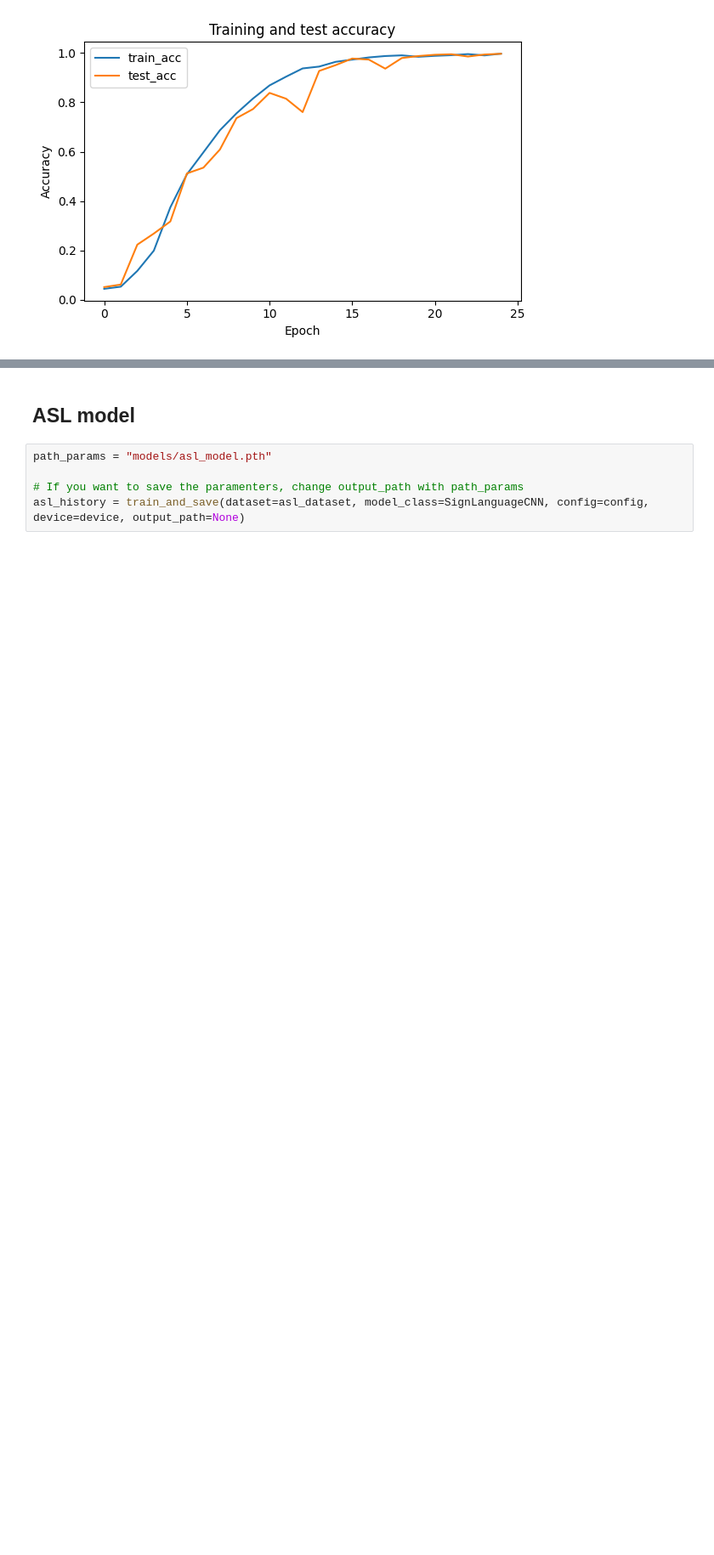
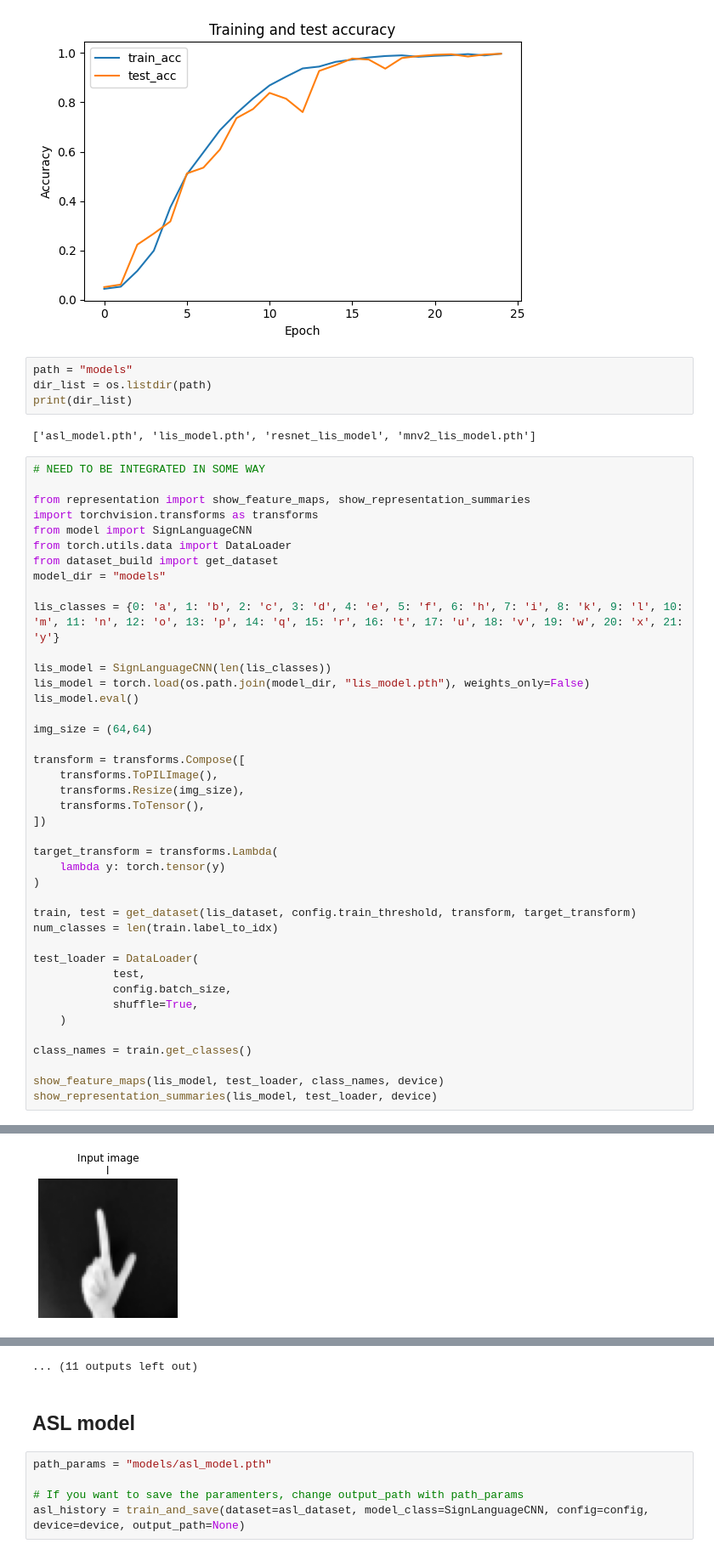
Before and after one commit to panguccio/Sign-Language-CNN, a Jupyter notebook: code/main.ipynb, the cells around one changed output, grey strips where cells are left out. Shown at 85% size. Drawn from its saved outputs; the diff is of its cells as text; blank space fills up the shorter version.

Commit message:
Added Analysis of Representations, TODO: integrate better the code

```diff
--- a/code/main.ipynb
+++ b/code/main.ipynb
@@ -96,3 +80,51 @@ plot_acc(lis_history)
 # %% [output]
 [figure]
 [figure]
+# %%
+path = "models"
+dir_list = os.listdir(path)
+print(dir_list)
+# %% [output]
+['asl_model.pth', 'lis_model.pth', 'resnet_lis_model', 'mnv2_lis_model.pth']
+# %%
+# NEED TO BE INTEGRATED IN SOME WAY
+
+from representation import show_feature_maps, show_representation_summaries
+import torchvision.transforms as transforms
+from model import SignLanguageCNN
+from torch.utils.data import DataLoader
+from dataset_build import get_dataset
+model_dir = "models"
+
+lis_classes = {0: 'a', 1: 'b', 2: 'c', 3: 'd', 4: 'e', 5: 'f', 6: 'h', 7: 'i', 8: 'k', 9: 'l', 10: 'm', 11: 'n', 12: 'o', 13: 'p', 14: 'q', 15: 'r', 16: 't', 17: 'u', 18: 'v', 19: 'w', 20: 'x', 21: 'y'}
+
+lis_model = SignLanguageCNN(len(lis_classes))
+lis_model = torch.load(os.path.join(model_dir, "lis_model.pth"), weights_only=False)
+lis_model.eval()
+
+img_size = (64,64)
+
+transform = transforms.Compose([
+    transforms.ToPILImage(),
+    transforms.Resize(img_size),
+    transforms.ToTensor(),
+])
+
+target_transform = transforms.Lambda(
+    lambda y: torch.tensor(y)
+)
+
+train, test = get_dataset(lis_dataset, config.train_threshold, transform, target_transform)
+num_classes = len(train.label_to_idx)
+
+test_loader = DataLoader(
+            test,
+            config.batch_size,
+            shuffle=True,
+    )
+
+class_names = train.get_classes()
+
+show_feature_maps(lis_model, test_loader, class_names, device)
+show_representation_summaries(lis_model, test_loader, device)
+# %% [output]
@@ -98,0 +133 @@ plot_acc(lis_history)
+[figure, added]
@@ -99,3 +145,4 @@ plot_acc(lis_history)
+... (11 outputs left out)
 # %% [markdown]
 ## ASL model
 # %%
```
Also changed, not shown: parts of 4 cells of this notebook.
